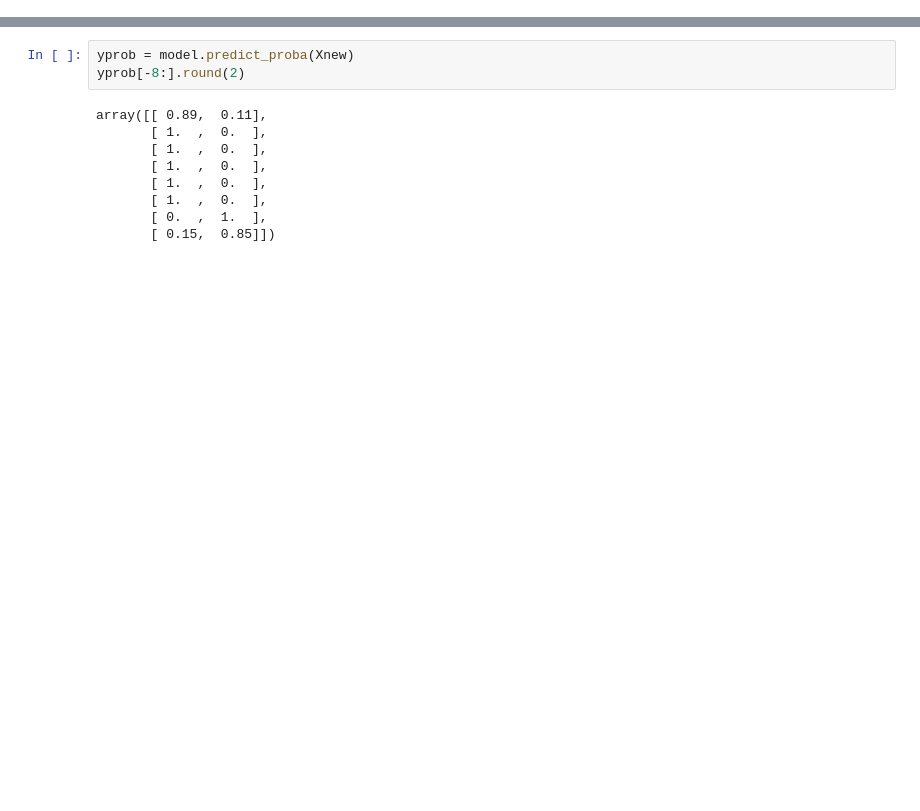
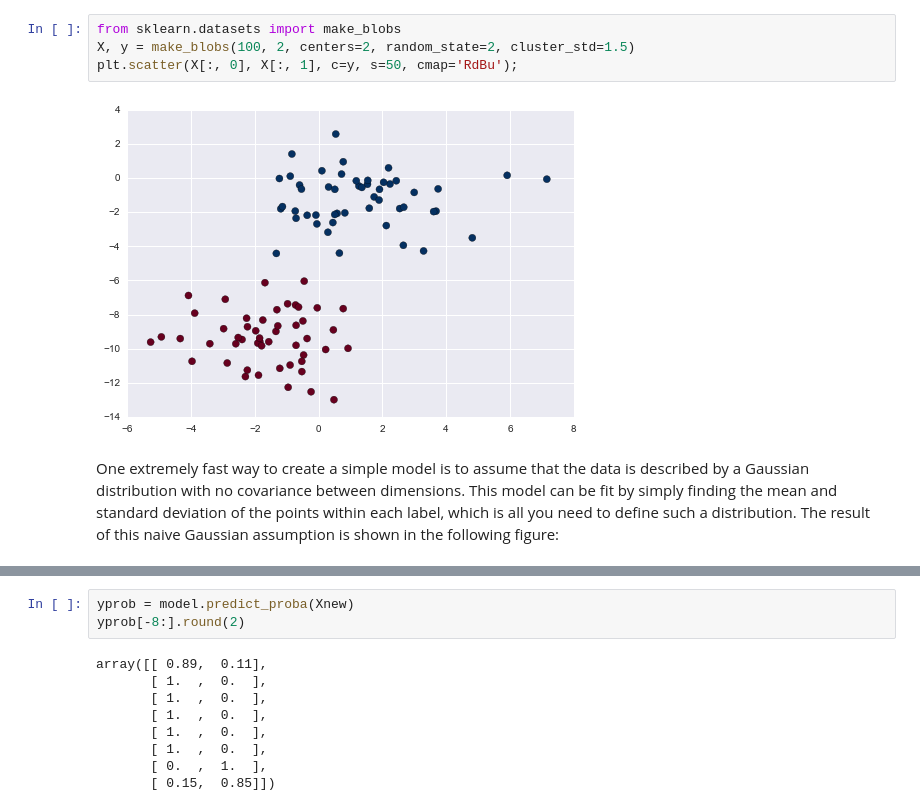
Before and after one commit to ulstu/ml, a Jupyter notebook: ml_course_en/lecture07. Naive Bayes, SVM/Lecture 07-01. Naive Bayes.ipynb, the cells around one changed output, grey strips where cells are left out. Saved outputs shown, nothing was run; the diff lists cells and outputs as text; blank space fills up the shorter version.

```diff
--- a/ml_course_en/lecture07. Naive Bayes, SVM/Lecture 07-01. Naive Bayes.ipynb
+++ b/ml_course_en/lecture07. Naive Bayes, SVM/Lecture 07-01. Naive Bayes.ipynb
@@ -52,0 +82,10 @@ ax.set(xlim=xlim, ylim=ylim)
+# %%
+from sklearn.datasets import make_blobs
+X, y = make_blobs(100, 2, centers=2, random_state=2, cluster_std=1.5)
+plt.scatter(X[:, 0], X[:, 1], c=y, s=50, cmap='RdBu');
+# %% [output]
+[figure, added]
+# %% [markdown]
+One extremely fast way to create a simple model is to assume that the data is described by a Gaussian distribution with no covariance between dimensions.
+This model can be fit by simply finding the mean and standard deviation of the points within each label, which is all you need to define such a distribution.
+The result of this naive Gaussian assumption is shown in the following figure:
```
Also changed, not shown: parts of 40 cells of this notebook, 8 other files.
